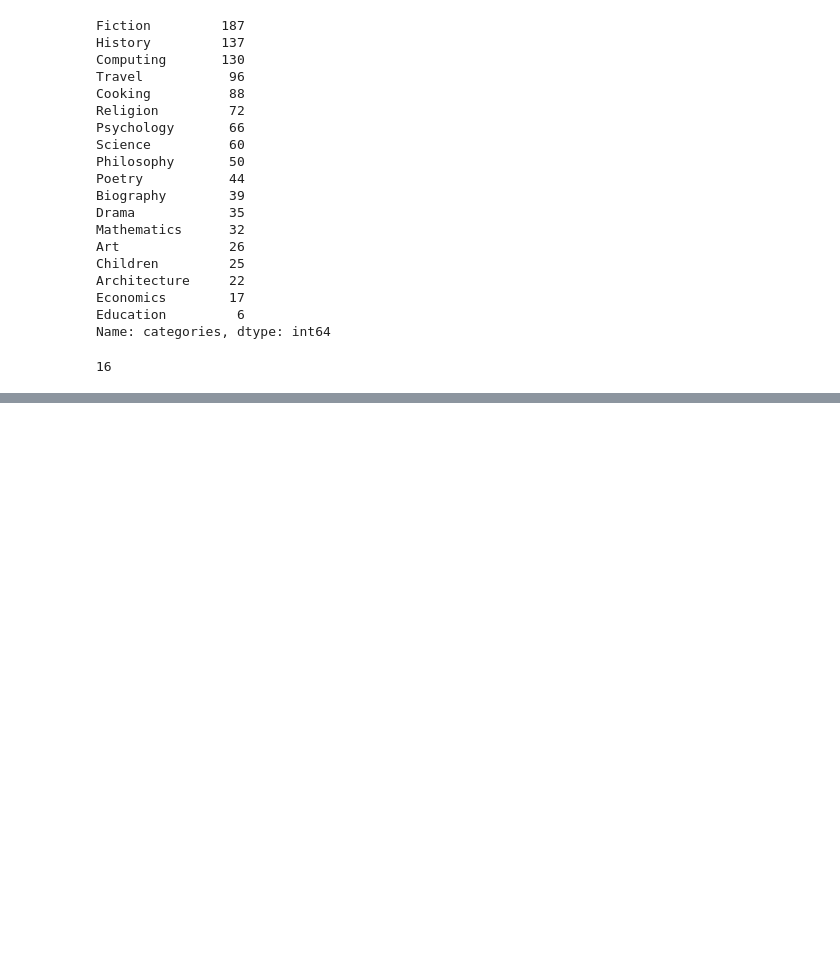
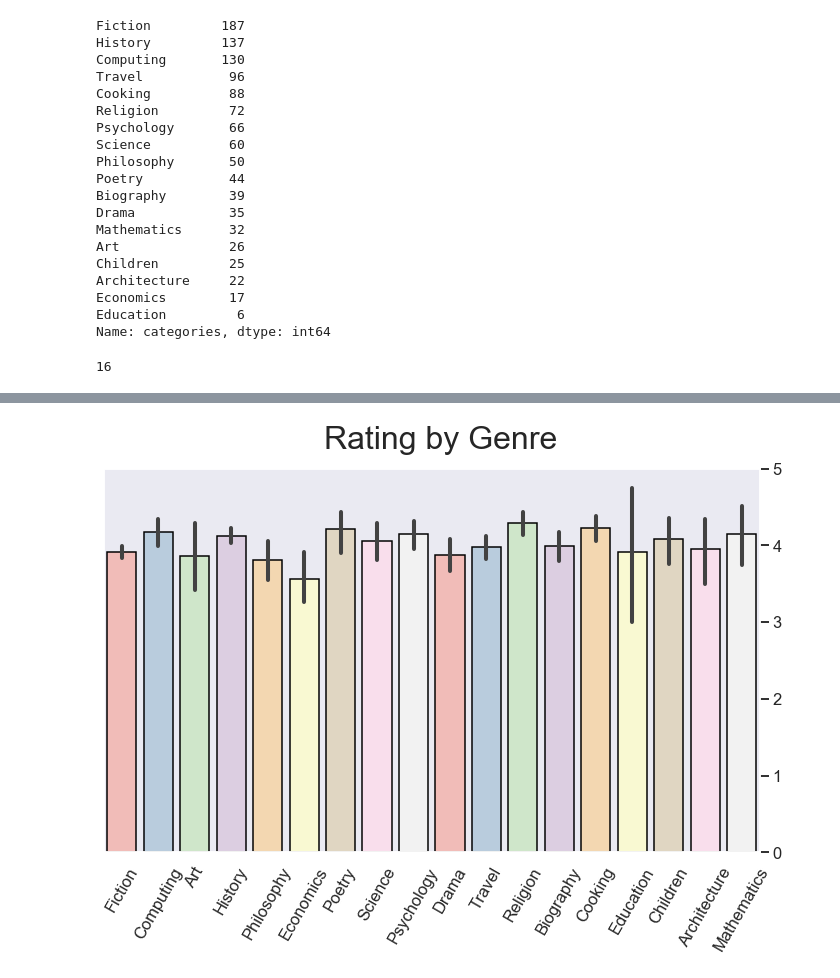
Before and after one commit to michaeleby1/google-books-classification, a Jupyter notebook: etl_pipeline.ipynb, the cells around one changed output, grey strips where cells are left out. Drawn from its saved outputs; the diff is of its cells as text; code cells hidden in the pictures; blank space fills up the shorter version.

Commit message:
evaluation metrics, visualization

```diff
--- a/etl_pipeline.ipynb
+++ b/etl_pipeline.ipynb
@@ -483,3 +486,21 @@ df.head()
 | 4 | One Sunday | A Novel | Carrie Gerlach Cecil | Simon and Schuster | 2 | 2013 | Fiction | 255 | NaN | False | ... |
 # %%
 df.to_csv('google_books.csv', index=False)
+# %%
+sns.set(style='dark', context='talk')
+palette = sns.color_palette("Pastel1")
+
+f, ax = plt.subplots(figsize=(10,8))
+f.suptitle('Rating by Genre', ha='center', fontsize=32)
+ax = sns.barplot('categories', 'averageRating', data=df,
+                 palette=palette, edgecolor='black')
+ax.set_xlabel('')
+ax.set_xticklabels(labels=df.categories.unique(), rotation=60)
+ax.set_ylabel('', rotation=270, fontsize=12)
+ax.yaxis.set_label_position('right')
+ax.yaxis.set_label_coords(1.095, 0.5)
+ax.yaxis.tick_right()
+plt.ylim(0,5)
+f.tight_layout(rect=[0, 0.03, 1, 0.95])
+# %% [output]
+[figure, added]
```
Also changed, not shown: parts of 5 cells of this notebook, 1 other file.
